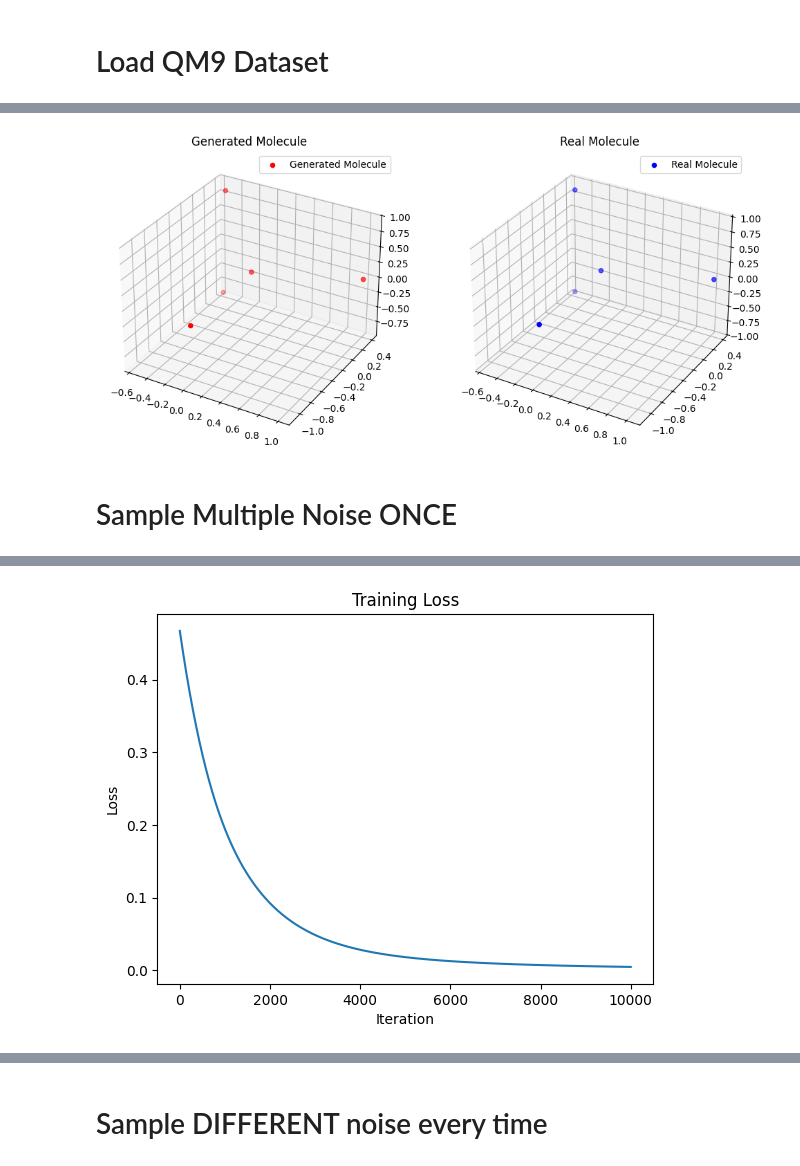
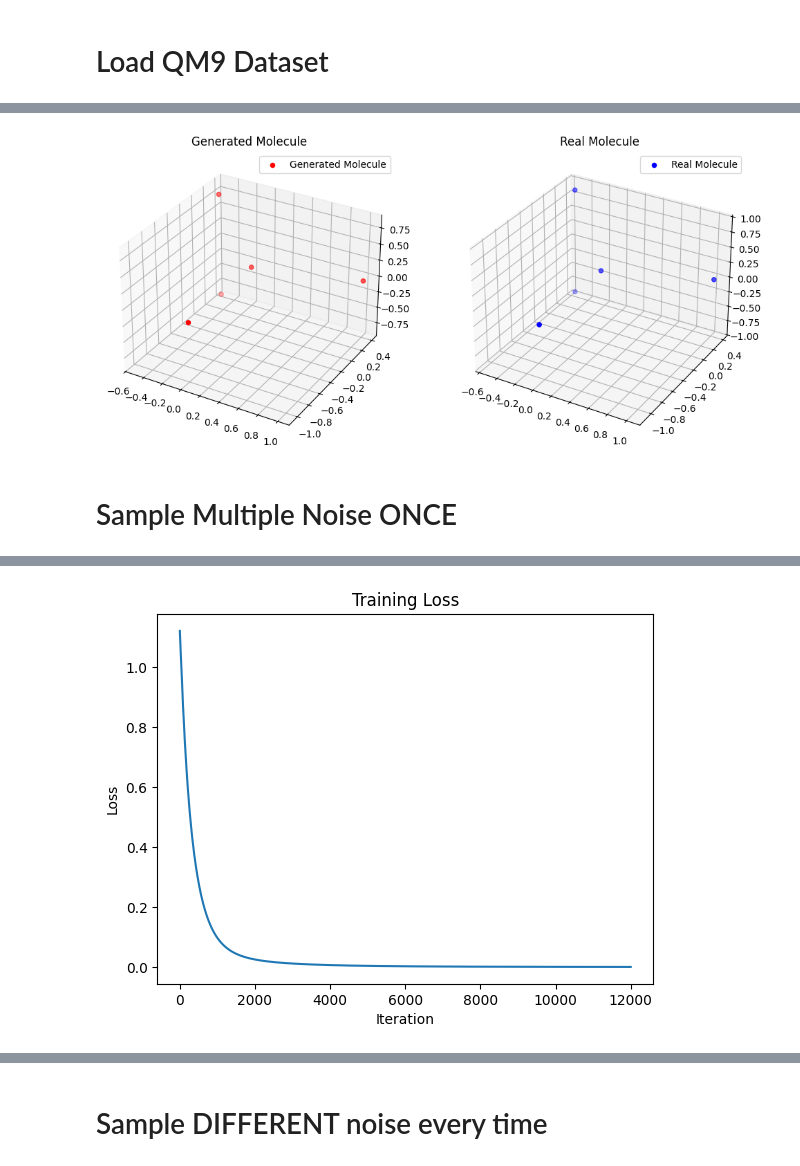
Before and after one commit to edovergna/equi-drifting, a Jupyter notebook: notebooks/one_real_molecule_exp.ipynb, the cells around one changed output, grey strips where cells are left out. Cells and saved outputs as stored; diff of their text form; code cells hidden in the pictures.

```diff
--- a/notebooks/one_real_molecule_exp.ipynb
+++ b/notebooks/one_real_molecule_exp.ipynb
@@ -19,10 +13,16 @@ Number of nodes: 5
 # %%
+import torch
 from torch import nn
 
 class DummyModel(nn.Module):
-    def __init__(self, num_nodes: int):
+    def __init__(self, num_nodes: int, num_atom_types: int = 0):
         super().__init__()
-        self.layer = nn.Linear(num_nodes * 3, num_nodes * 3)
+        num_positions = 3
+        # Add atom type as target if necessary
+        num_targets = num_positions + num_atom_types
+        self.layer = nn.Linear(
+            num_nodes * num_targets, num_nodes * num_targets
+        )
 
-    def forward(self, noise):
+    def forward(self, noise: torch.Tensor):
         return self.layer(noise)
@@ -65,6 +177,10 @@ import torch.nn.functional as F
 
 NUM_ITERS = 2000
 LR = 0.001
+
+real_mol = dataset[0]
+print(f"Number of nodes: {real_mol.num_nodes}")
+real_pos = real_mol.pos.flatten()
 
 # Sample noise once with the same shape
 # as the real molecules
@@ -78,7 +194,7 @@ loss_list = []
 for iter in range(NUM_ITERS):
     optimizer.zero_grad()
     gen_mol = model(noise)
-    V = real_mol_pos - gen_mol
+    V = real_pos - gen_mol
     gen_mol_drifted = (gen_mol + V).detach()
     loss = F.mse_loss(gen_mol_drifted, gen_mol)
     loss.backward()
@@ -113,44 +226,28 @@ Iter 1999: Loss = 0.00011466131400084123
 # %%
-visualize_both_molecules(gen_mol, real_mol_pos)
+visualize_both_molecules(gen_mol, real_pos)
 # %% [output]
-[figure, old version]
+[figure, new version]
 # %% [markdown]
 # Sample Multiple Noise ONCE
 # %%
 import torch
 import torch.nn.functional as F
-import matplotlib.pyplot as plt
 
-def compute_drifting_field(gen_mol, real_mol, sigma = 1.0):
-    n_gen = gen_mol.size(0)
-    n_real = real_mol.size(0)
 
-    targets = torch.cat([gen_mol, real_mol], dim=0)
+NUM_ITERS = 12000
+N_GEN_MOLS = 10
+LR = 0.005
 
-    # [N_gen, N_targets, D]
-    diffs = targets.unsqueeze(0) - gen_mol.unsqueeze(1)
+real_mol = dataset[0]
+print(f"Number of nodes: {real_mol.num_nodes}")
+real_pos = real_mol.pos
+# Zero center the real molecule positions
+real_pos = real_pos - real_pos.mean(dim=0)
+real_pos = real_pos / real_pos.std(dim=0)
+print(f"Center of mass of real molecule positions: {real_pos.mean(dim=0)}")
+print(f"Std of real molecule positions: {real_pos.std(dim=0)}")
+real_pos = real_pos.flatten()
 
-    # [N_gen, N_targets]
-    sq_dists = (diffs * diffs).sum(dim=-1)
-
-    kernel = torch.exp(-sq_dists / (2 * sigma**2))
-
-    kernel_neg, kernel_pos = torch.split(kernel, [n_gen, n_real], dim=1)
-    diffs_neg, diffs_pos = torch.split(diffs, [n_gen, n_real], dim=1)
-
-    weighted_neg = kernel_neg.unsqueeze(-1) * diffs_neg
-    weighted_pos = kernel_pos.unsqueeze(-1) * diffs_pos
-
-    Z_neg = kernel_neg.sum(dim=1, keepdim=True)
-    Z_pos = kernel_pos.sum(dim=1, keepdim=True)
-
-    v_neg = weighted_neg.sum(dim=1) / (Z_neg + 1e-8)
-    v_pos = weighted_pos.sum(dim=1) / (Z_pos + 1e-8)
-    return v_pos - v_neg
-
-NUM_ITERS = 10000
-N_GEN_MOLS = 10
-LR = 0.001
 
 # Instantiate model and optimizer
 model = DummyModel(num_nodes=real_mol.num_nodes)
@@ -158,13 +255,22 @@ optimizer = torch.optim.SGD(model.parameters(), lr=LR)
 
 # Sample noise once but for multiple molecules
 # as the real molecules
-noise = torch.randn((N_GEN_MOLS, real_mol_pos.size(0)))
+# This is the logic in sample noise above
+# We keep this here to be explicit about debugging prints
+noise = torch.randn((N_GEN_MOLS * real_mol.num_nodes, 3))
+batch_vec = torch.arange(N_GEN_MOLS).repeat_interleave(real_mol.num_nodes)
+noise = center_positions_per_mol(noise, batch_vec)
+noise = noise / noise.std(dim=0)
+print(f"Center of mass of noise: {global_mean_pool(noise, batch_vec).mean(dim=0)}")
+print(f"Std of noise: {noise.std(dim=0)}")
+print()
+noise = noise.view(N_GEN_MOLS, -1)
 
 loss_list = []
 for iter in range(NUM_ITERS):
     optimizer.zero_grad()
     gen_mol = model(noise)
-    V = compute_drifting_field(gen_mol, real_mol_pos.unsqueeze(0))
+    V = compute_drifting_field(gen_mol, real_pos.unsqueeze(0))
     gen_mol_drifted = (gen_mol + V).detach()
     loss = F.mse_loss(gen_mol_drifted, gen_mol)
     loss.backward()
@@ -198,2 +301,2 @@ Iter 9999: Loss = 0.004715752322226763
-[figure, old version]
+[figure, new version]
 # %%
```
Also changed, not shown: parts of 28 cells of this notebook.
